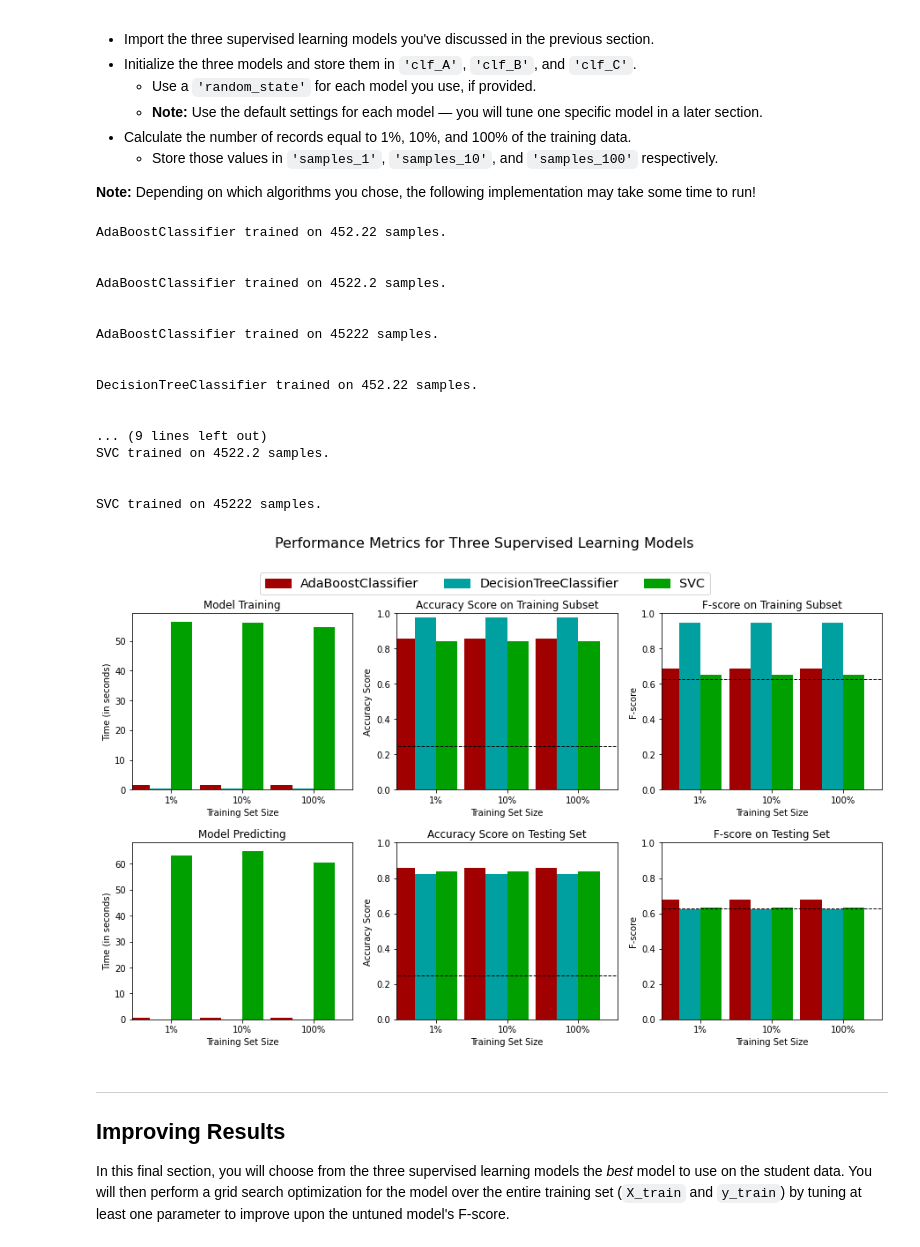
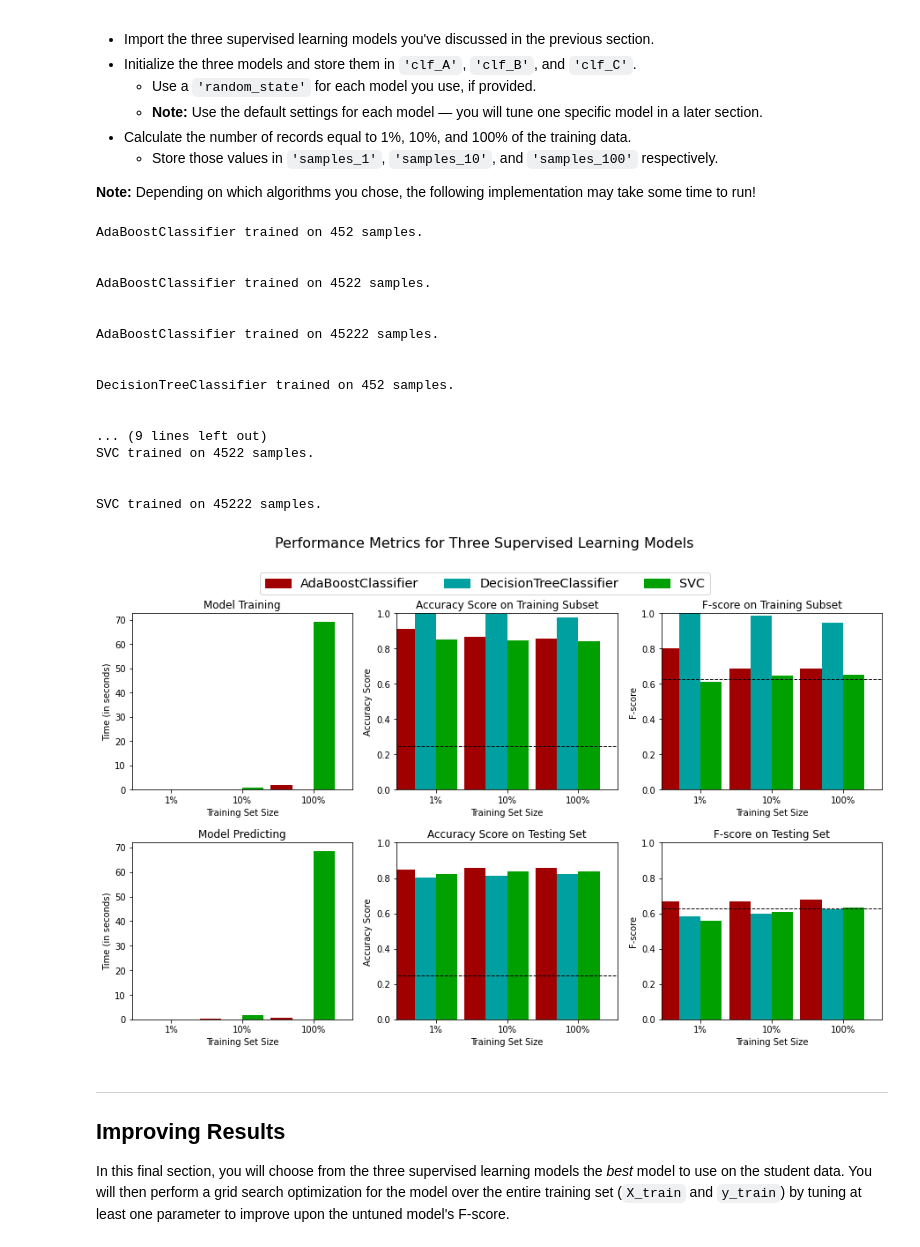
Before and after one commit to Zanatyy/Udacity_CharityML, a Jupyter notebook: finding_donors.ipynb, the cells around one changed output. Drawn from its saved outputs; the diff is of its cells as text; code cells hidden in the pictures.

```diff
--- a/finding_donors.ipynb
+++ b/finding_donors.ipynb
@@ -445,33 +447,33 @@ def train_predict(learner, sample_size, X_train, y_train, X_test, y_test):
     results = {}
     # TODO: Fit the learner to the training data using slicing with 'sample_size' using .fit(training_features[:], training_labels[:])
     start = time() # Get start time
-    learner.fit(X_train,y_train)
+    learner.fit(X_train [:sample_size],y_train [:sample_size])
     end = time() # Get end time
     # TODO: Calculate the training time
     results['train_time'] = end-start
     # TODO: Get the predictions on the test set(X_test),
     #       then get predictions on the first 300 training samples(X_train) using .predict()
     start = time() # Get start time
-    predictions_test = learner.predict(X_test)
-    predictions_train = learner.predict(X_train)
+    predictions_test = learner.predict(X_test [:sample_size])
+    predictions_train = learner.predict(X_train [:sample_size])
     end = time() # Get end time
 
     # TODO: Calculate the total prediction time
     results['pred_time'] = end-start
 
     # TODO: Compute accuracy on the first 300 training samples which is y_train[:300]
-    results['acc_train'] = accuracy_score(y_train,predictions_train)
+    results['acc_train'] = accuracy_score(y_train [:sample_size],predictions_train)
 
     # TODO: Compute accuracy on test set using accuracy_score()
-    results['acc_test'] = accuracy_score(y_test,predictions_test)
+    results['acc_test'] = accuracy_score(y_test [:sample_size],predictions_test)
 
     # TODO: Compute F-score on the the first 300 training samples using fbeta_score()
-    results['f_train'] = fbeta_score(y_train,predictions_train,beta=1)
-    results['f_train'] = f1(y_train,predictions_train)
+    results['f_train'] = fbeta_score(y_train [:sample_size],predictions_train,beta=1)
+    results['f_train'] = f1(y_train [:sample_size],predictions_train)
 
 
     # TODO: Compute F-score on the test set which is y_test
-    results['f_test'] = fbeta_score(y_test,predictions_test,beta=1)
+    results['f_test'] = fbeta_score(y_test [:sample_size],predictions_test,beta=1)
 
     # Success
     print("{} trained on {} samples.".format(learner.__class__.__name__, sample_size))
@@ -549,39 +547,39 @@ clf_C = SVC(kernel='rbf',random_state=43)
 # HINT: samples_10 is 10% of samples_100 (ensure to set the count of the values to be `int` and not `float`)
 # HINT: samples_1 is 1% of samples_100 (ensure to set the count of the values to be `int` and not `float`)
 samples_100 = len(income)
 samples_10 = 0.1*len(income)
 samples_1 = 0.01*len(income)
 
 # Collect results on the learners
 results = {}
 for clf in [clf_A, clf_B, clf_C]:
     clf_name = clf.__class__.__name__
     results[clf_name] = {}
     for i, samples in enumerate([samples_1, samples_10, samples_100]):
         results[clf_name][i] = \
-        train_predict(clf, samples, X_train, y_train, X_test, y_test)
+        train_predict(clf, int(samples), X_train, y_train, X_test, y_test)
 
 # Run metrics visualization for the three supervised learning models chosen
 vs.evaluate(results, accuracy, fscore);
 # %% [output]
-AdaBoostClassifier trained on 452.22 samples.
+AdaBoostClassifier trained on 452 samples.
 
 
-AdaBoostClassifier trained on 4522.2 samples.
+AdaBoostClassifier trained on 4522 samples.
 
 
 AdaBoostClassifier trained on 45222 samples.
 
 
-DecisionTreeClassifier trained on 452.22 samples.
+DecisionTreeClassifier trained on 452 samples.
 
 
 ... (9 lines left out)
-SVC trained on 4522.2 samples.
+SVC trained on 4522 samples.
 
 
 SVC trained on 45222 samples.
-[figure, old version]
+[figure, new version]
 # %% [markdown]
 ----
 ## Improving Results
```
Also changed, not shown: parts of 7 cells of this notebook.
